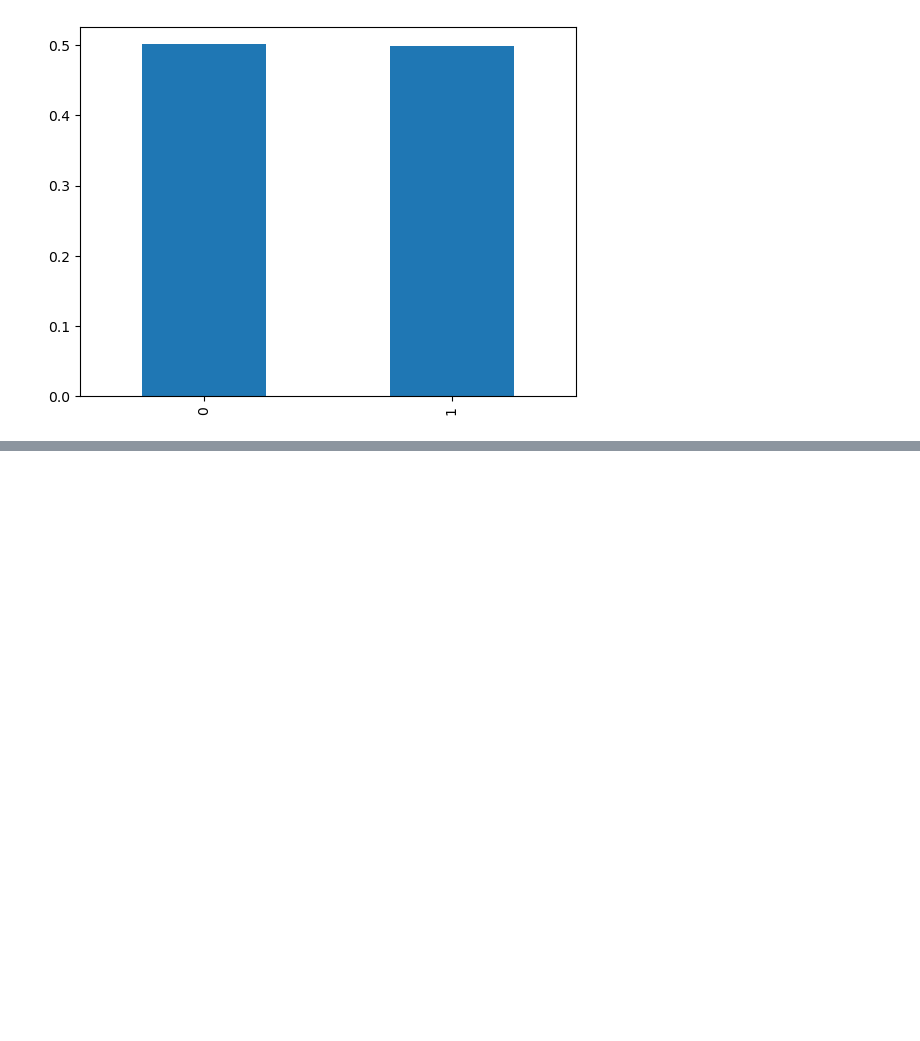
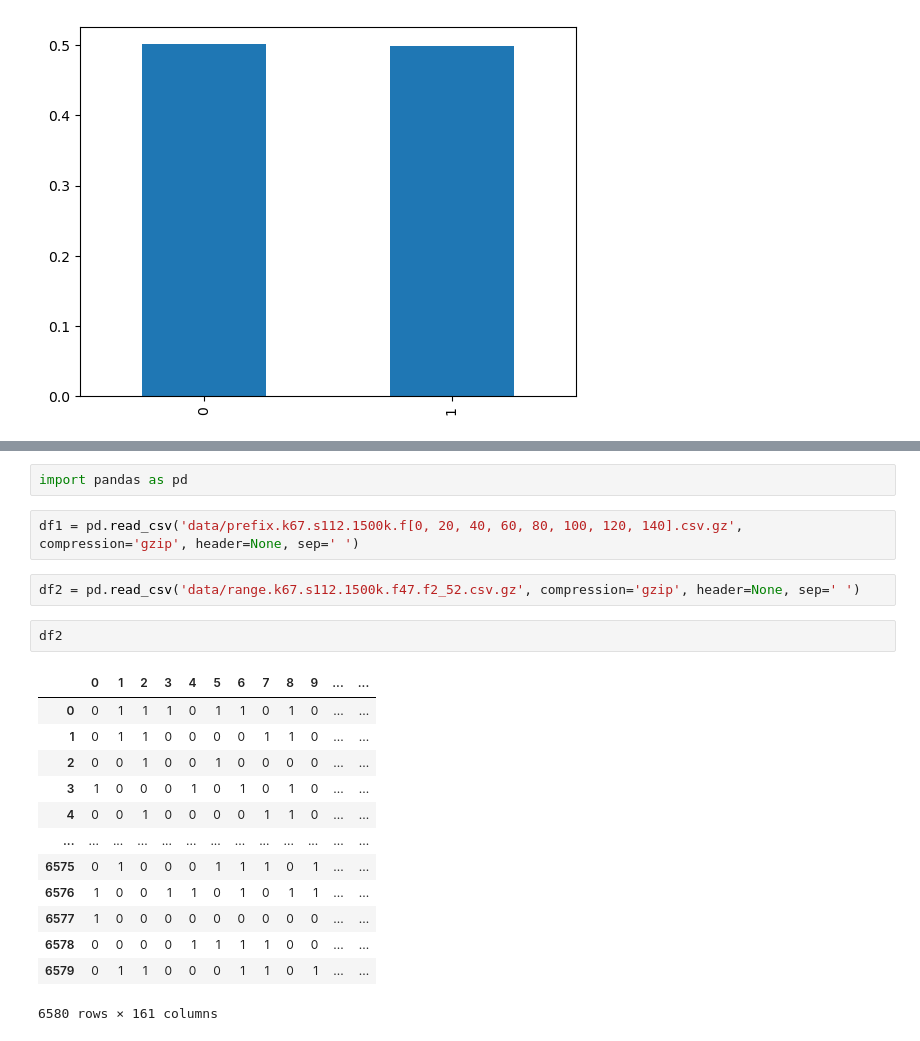
Before and after one commit to mijanr/TabSurvey, a Jupyter notebook: Correlation study.ipynb, the cells around one changed output, grey strips where cells are left out. Drawn from its saved outputs; the diff is of its cells as text; blank space fills up the shorter version.

```diff
--- a/Correlation study.ipynb
+++ b/Correlation study.ipynb
@@ -145,0 +233,22 @@ prefix_k67_selected[160].value_counts(normalize=True).plot.bar()
+# %%
+import pandas as pd
+# %%
+df1 = pd.read_csv('data/prefix.k67.s112.1500k.f[0, 20, 40, 60, 80, 100, 120, 140].csv.gz', compression='gzip', header=None, sep=' ')
+# %%
+df2 = pd.read_csv('data/range.k67.s112.1500k.f47.f2_52.csv.gz', compression='gzip', header=None, sep=' ')
+# %%
+df2
+# %% [output]
+|  | 0 | 1 | 2 | 3 | 4 | 5 | 6 | 7 | 8 | 9 | ... | ... |
+| 0 | 0 | 1 | 1 | 1 | 0 | 1 | 1 | 0 | 1 | 0 | ... | ... |
+| 1 | 0 | 1 | 1 | 0 | 0 | 0 | 0 | 1 | 1 | 0 | ... | ... |
+| 2 | 0 | 0 | 1 | 0 | 0 | 1 | 0 | 0 | 0 | 0 | ... | ... |
+| 3 | 1 | 0 | 0 | 0 | 1 | 0 | 1 | 0 | 1 | 0 | ... | ... |
+| 4 | 0 | 0 | 1 | 0 | 0 | 0 | 0 | 1 | 1 | 0 | ... | ... |
+| ... | ... | ... | ... | ... | ... | ... | ... | ... | ... | ... | ... | ... |
+| 6575 | 0 | 1 | 0 | 0 | 0 | 1 | 1 | 1 | 0 | 1 | ... | ... |
+| 6576 | 1 | 0 | 0 | 1 | 1 | 0 | 1 | 0 | 1 | 1 | ... | ... |
+| 6577 | 1 | 0 | 0 | 0 | 0 | 0 | 0 | 0 | 0 | 0 | ... | ... |
+| 6578 | 0 | 0 | 0 | 0 | 1 | 1 | 1 | 1 | 0 | 0 | ... | ... |
+| 6579 | 0 | 1 | 1 | 0 | 0 | 0 | 1 | 1 | 0 | 1 | ... | ... |
+6580 rows × 161 columns
```
Also changed, not shown: parts of 21 cells of this notebook.
